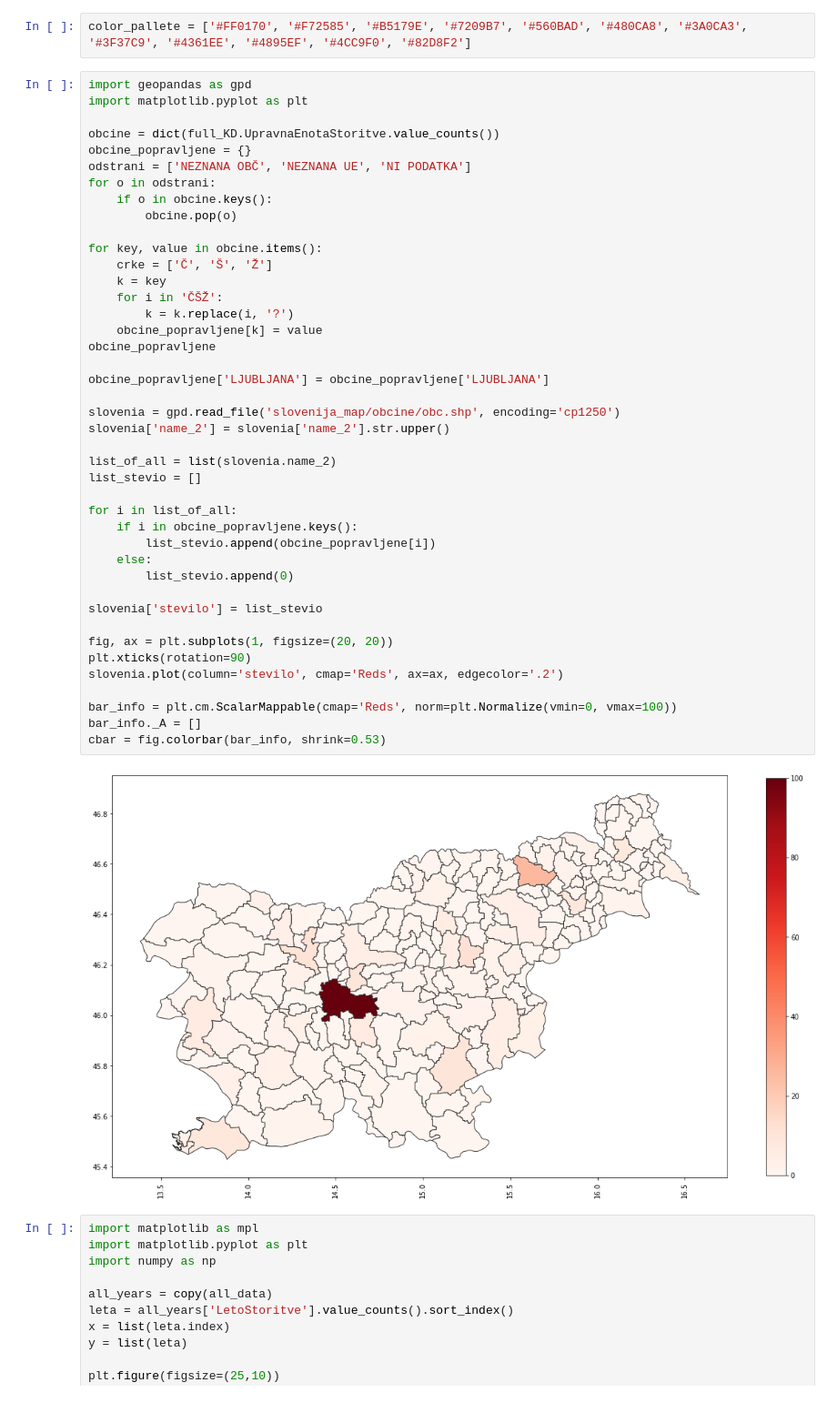
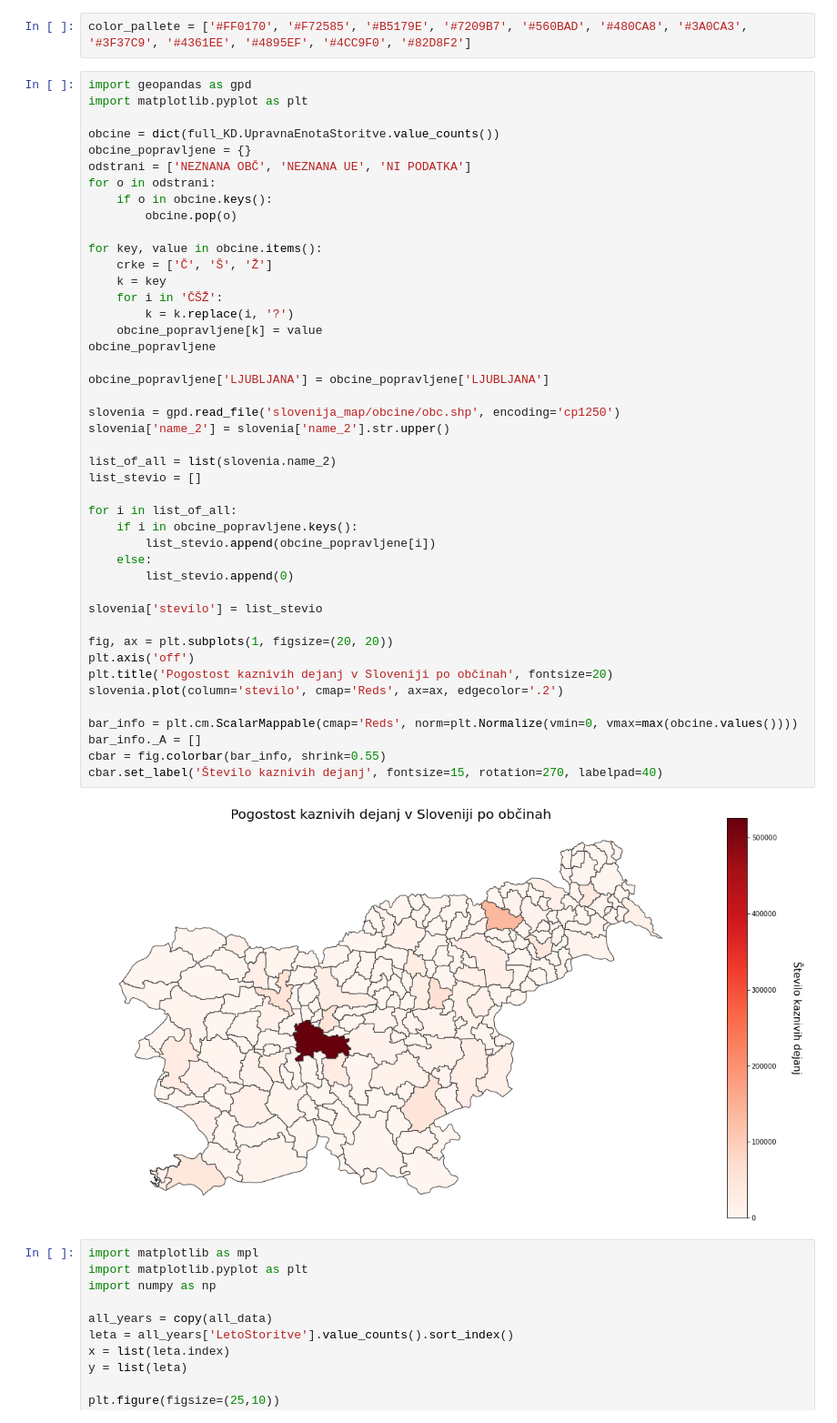
Before and after one commit to Nik-tech-cloud/PR22NGAMZ, a Jupyter notebook: seminar_oblak.ipynb, the cells around one changed output. Shown at 91% size. Cells and saved outputs as stored; diff of their text form.

Commit message:
Popravek heatmapa in dodani 4 grafi za povprečno povzročeno škodo v povezavi s časom

```diff
--- a/seminar_oblak.ipynb
+++ b/seminar_oblak.ipynb
@@ -76,37 +76,39 @@ for o in odstrani:
 
 for key, value in obcine.items():
     crke = ['Č', 'Š', 'Ž']
     k = key
     for i in 'ČŠŽ':
         k = k.replace(i, '?')
     obcine_popravljene[k] = value
 obcine_popravljene
 
 obcine_popravljene['LJUBLJANA'] = obcine_popravljene['LJUBLJANA']
 
 slovenia = gpd.read_file('slovenija_map/obcine/obc.shp', encoding='cp1250')
 slovenia['name_2'] = slovenia['name_2'].str.upper()
 
 list_of_all = list(slovenia.name_2)
 list_stevio = []
 
 for i in list_of_all:
     if i in obcine_popravljene.keys():
         list_stevio.append(obcine_popravljene[i])
     else:
         list_stevio.append(0)
 
 slovenia['stevilo'] = list_stevio
 
 fig, ax = plt.subplots(1, figsize=(20, 20))
-plt.xticks(rotation=90)
+plt.axis('off')
+plt.title('Pogostost kaznivih dejanj v Sloveniji po občinah', fontsize=20)
 slovenia.plot(column='stevilo', cmap='Reds', ax=ax, edgecolor='.2')
 
-bar_info = plt.cm.ScalarMappable(cmap='Reds', norm=plt.Normalize(vmin=0, vmax=100))
+bar_info = plt.cm.ScalarMappable(cmap='Reds', norm=plt.Normalize(vmin=0, vmax=max(obcine.values())))
 bar_info._A = []
-cbar = fig.colorbar(bar_info, shrink=0.53)
+cbar = fig.colorbar(bar_info, shrink=0.55)
+cbar.set_label('Število kaznivih dejanj', fontsize=15, rotation=270, labelpad=40)
 # %% [output]
-[figure, old version]
+[figure, new version]
 # %%
 import matplotlib as mpl
 import matplotlib.pyplot as plt
```
Also changed, not shown: parts of 5 cells of this notebook.
